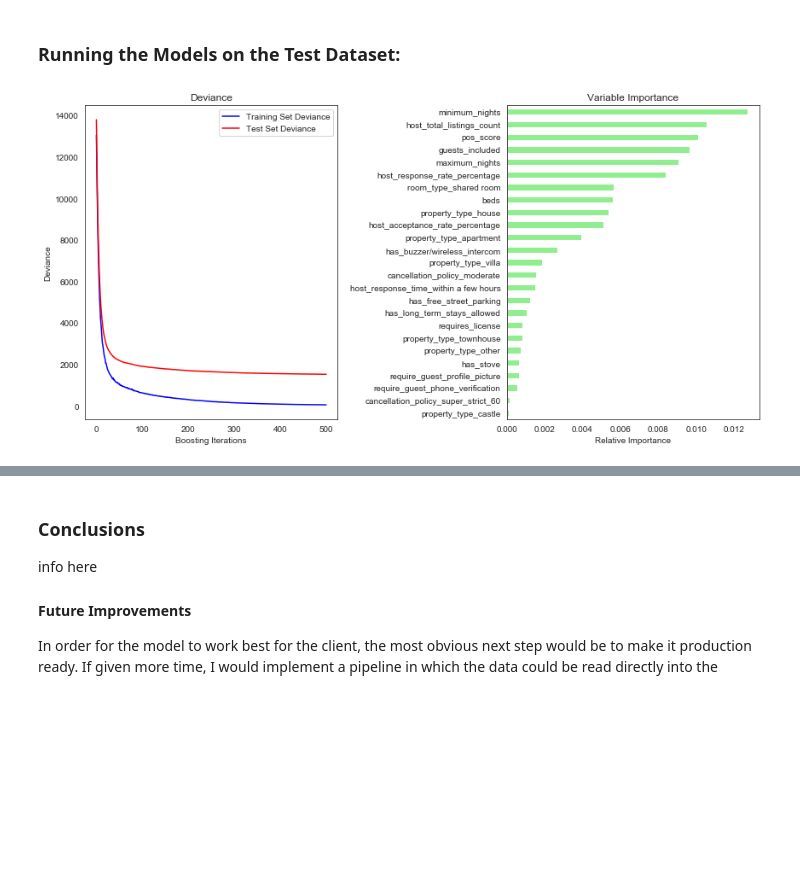
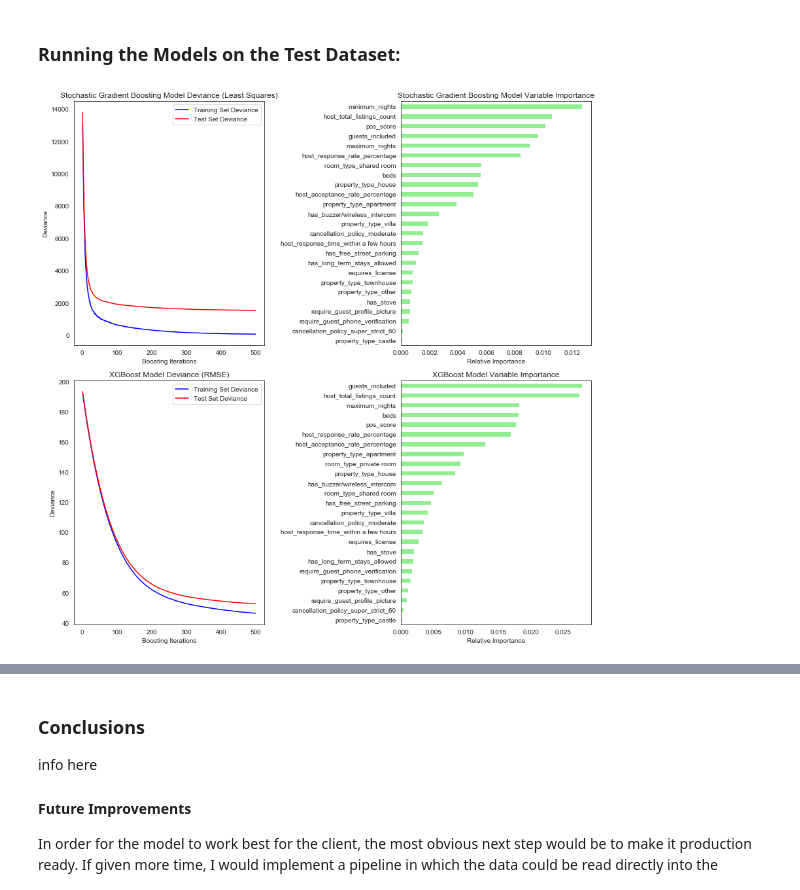
Before and after one commit to clairemiles/prescient-price, a Jupyter notebook: 3_analysis.ipynb, the cells around one changed output, grey strips where cells are left out. Saved outputs shown, nothing was run; the diff lists cells and outputs as text; code cells hidden in the pictures; blank space fills up the shorter version.

```diff
--- a/3_analysis.ipynb
+++ b/3_analysis.ipynb
@@ -435,31 +435,63 @@ plt.show()
 # %% [markdown]
 ### Running the Models on the Test Dataset:
 # %%
-# compute test set deviance
+################ STOCHASTIC GRADIENT BOOSTING ######################
 test_score = np.zeros((500,), dtype=np.float64)
 
 for i, y_pred in enumerate(gb_best_model.staged_predict(X_test)):
     test_score[i] = gb_best_model.loss_(y_test, y_pred)
 
-plt.figure(figsize=(12, 6))
-plt.subplot(1, 2, 1)
-plt.title('Deviance')
+plt.figure(figsize=(12, 12))
+plt.subplot(2, 2, 1)
+plt.title('Stochastic Gradient Boosting Model Deviance (Least Squares)')
 plt.plot(np.arange(500) + 1, gb_best_model.train_score_, 'b-', label='Training Set Deviance')
 plt.plot(np.arange(500) + 1, test_score, 'r-', label='Test Set Deviance')
 plt.legend(loc='upper right')
 plt.xlabel('Boosting Iterations')
 plt.ylabel('Deviance')
 
 # feature importances
 importances = pd.Series(gb_best_model.feature_importances_, index = X.columns)
 sorted_importances = importances.sort_values()
 sorted_importances = sorted_importances[sorted_importances > 0]
 
-plt.subplot(1, 2, 2)
+plt.subplot(2, 2, 2)
 sorted_importances[:25].plot(kind='barh', color='lightgreen')
 plt.xlabel('Relative Importance')
-plt.title('Variable Importance')
+plt.title('Stochastic Gradient Boosting Model Variable Importance')
+
+################ XGBOOST ######################
+train_score = np.zeros((500,), dtype=np.float64)
+test_score = np.zeros((500,), dtype=np.float64)
+
+xg_evals = xg_best_model.evals_result()
+scores = []
+
+for i in xg_evals.keys():
+    scores.append(xg_evals[i]['rmse'])
+train_scores = scores[0]
+test_scores = scores[1]
+test_score = xg_evals[i]['rmse']
+
+plt.subplot(2, 2, 3)
+plt.title('XGBoost Model Deviance (RMSE)')
+plt.plot(np.arange(500) + 1, train_scores, 'b-', label='Training Set Deviance')
+plt.plot(np.arange(500) + 1, test_scores, 'r-', label='Test Set Deviance')
+plt.legend(loc='upper right')
+plt.xlabel('Boosting Iterations')
+plt.ylabel('Deviance')
+
+# feature importances
+importances_xg = pd.Series(xg_best_model.feature_importances_, index = X.columns)
+sorted_importances_xg = importances_xg.sort_values()
+sorted_importances_xg = sorted_importances_xg[sorted_importances_xg > 0]
+
+plt.subplot(2, 2, 4)
+sorted_importances_xg[:25].plot(kind='barh', color='lightgreen')
+plt.xlabel('Relative Importance')
+plt.title('XGBoost Model Variable Importance')
+
 plt.tight_layout()
 plt.show()
 # %% [output]
-[figure, old version]
+[figure, new version]
```
Also changed, not shown: parts of 1 cell of this notebook.
